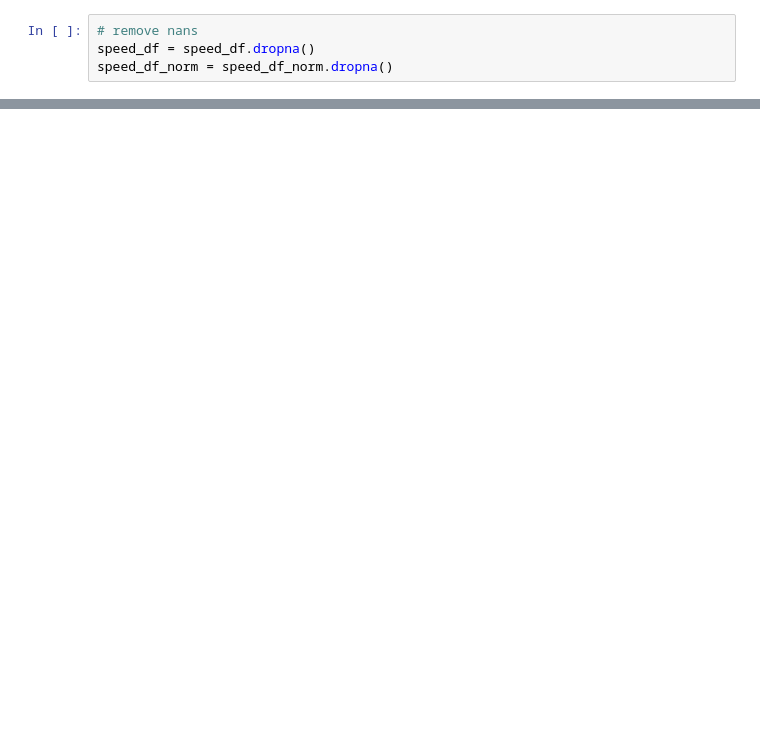
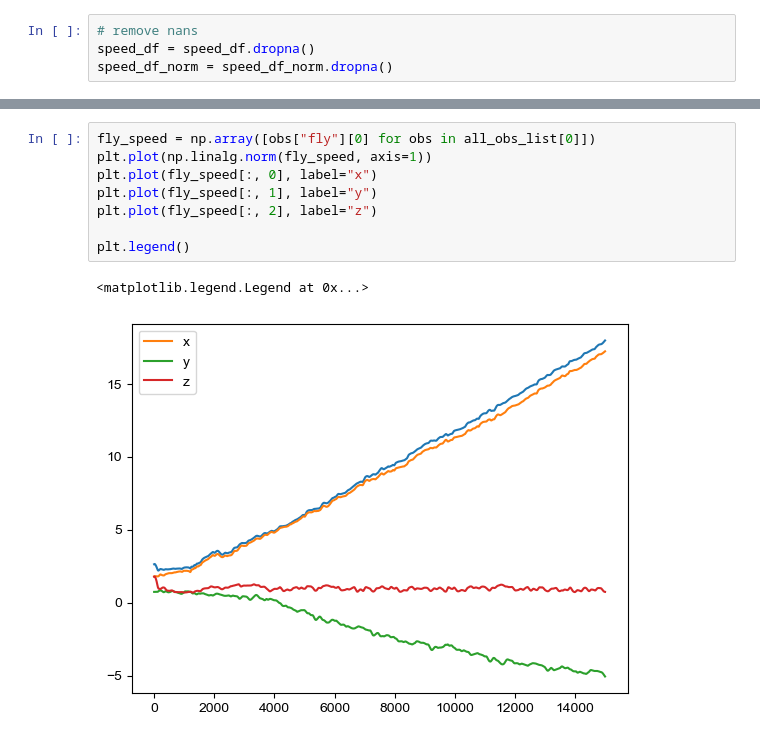
Before and after one commit to NeLy-EPFL/nmf2-paper, a Jupyter notebook: hybrid_controller_new_step/generate_figure.ipynb, the cells around one changed output, grey strips where cells are left out. Drawn from its saved outputs; the diff is of its cells as text; blank space fills up the shorter version.

```diff
--- a/hybrid_controller_new_step/generate_figure.ipynb
+++ b/hybrid_controller_new_step/generate_figure.ipynb
@@ -298,0 +340,11 @@ Normalized speed - mixed - decentralized vs hybrid: 0.136643
+# %%
+fly_speed = np.array([obs["fly"][0] for obs in all_obs_list[0]])
+plt.plot(np.linalg.norm(fly_speed, axis=1))
+plt.plot(fly_speed[:, 0], label="x")
+plt.plot(fly_speed[:, 1], label="y")
+plt.plot(fly_speed[:, 2], label="z")
+
+plt.legend()
+# %% [output]
+<matplotlib.legend.Legend at 0x...>
+[figure, added]
```
Also changed, not shown: parts of 13 cells of this notebook.
